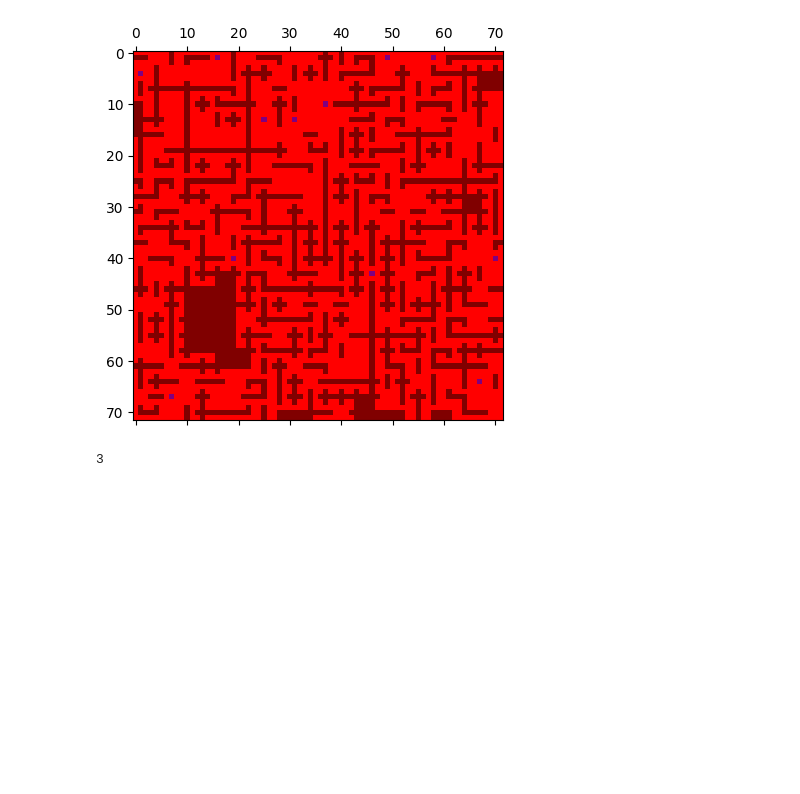
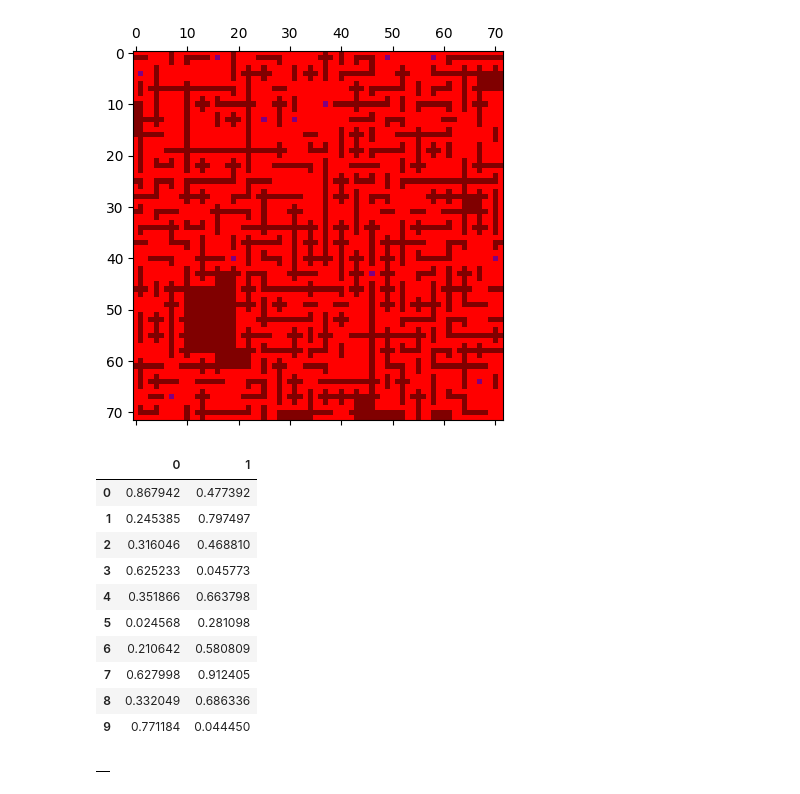
Before and after one commit to viktorvesely/TaC, a Jupyter notebook: simulation/explore.ipynb, the cells around one changed output. Drawn from its saved outputs; the diff is of its cells as text; code cells hidden in the pictures; blank space fills up the shorter version.

```diff
--- a/simulation/explore.ipynb
+++ b/simulation/explore.ipynb
@@ -933,7 +933,33 @@ ax.matshow(marker, cmap=cmap)
 [-1.  1.  2.]
 <matplotlib.image.AxesImage at 0x...>
 [figure]
-# %%
-[1, 2, 3].pop()
-# %% [output]
-3
+# %%
+import pandas as pd
+import numpy as np
+
+
+pos1 = np.random.random((10, 2))
+pos2 = np.random.random((10, 2))
+
+ts = [12, 93]
+pos = [pos1, pos2]
+
+for t, pos
+pd.DataFrame(pos1)
+# %% [output]
+|  | 0 | 1 |
+| 0 | 0.867942 | 0.477392 |
+| 1 | 0.245385 | 0.797497 |
+| 2 | 0.316046 | 0.468810 |
+| 3 | 0.625233 | 0.045773 |
+| 4 | 0.351866 | 0.663798 |
+| 5 | 0.024568 | 0.281098 |
+| 6 | 0.210642 | 0.580809 |
+| 7 | 0.627998 | 0.912405 |
+| 8 | 0.332049 | 0.686336 |
+| 9 | 0.771184 | 0.044450 |
+# %%
+df = pd.read_parquet("./data/experiments/2024-09-29_15-18-11_2780/TheftEvent.parquet")
+df
+# %% [output]
+|  |
```
Also changed, not shown: 8 other files.
